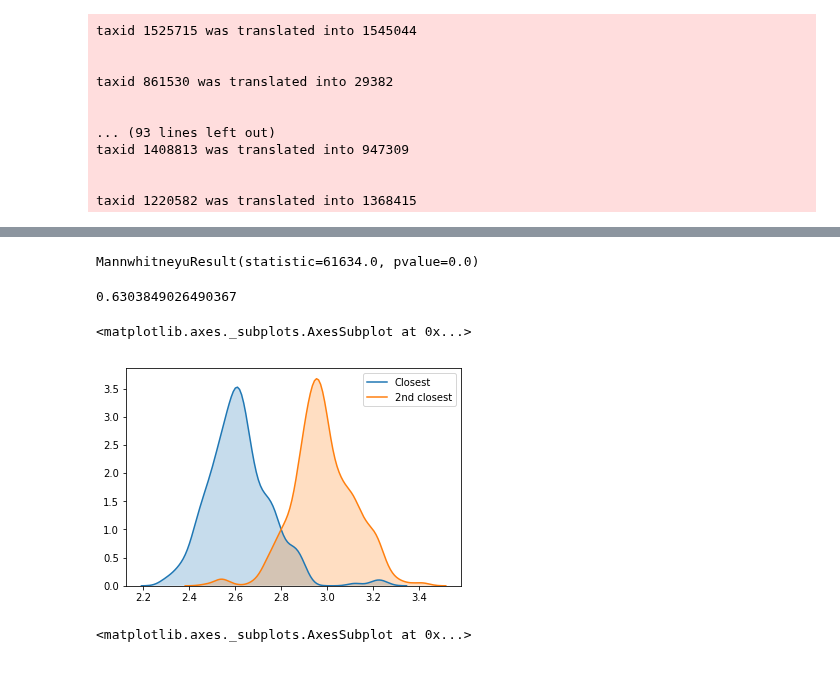
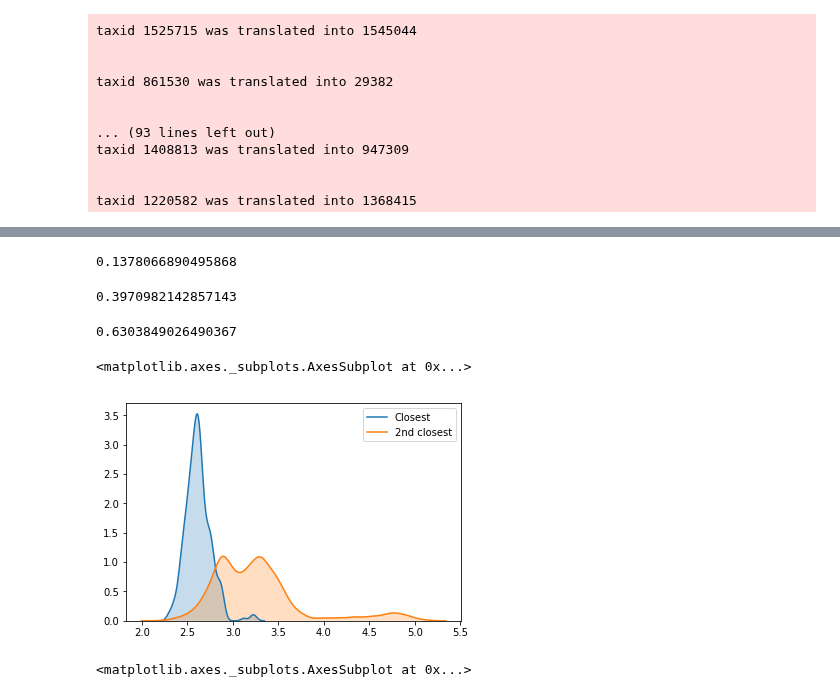
Before and after one commit to lthiberiol/jupyter_notebooks, a Jupyter notebook: eggNOG_transfers/find_transfers-bbh.ipynb, the cells around one changed output, grey strips where cells are left out. Cells and saved outputs as stored; diff of their text form; code cells hidden in the pictures.

Commit message:
added effect size assessment and normalization by cluster median pairwise distance

```diff
--- a/eggNOG_transfers/find_transfers-bbh.ipynb
+++ b/eggNOG_transfers/find_transfers-bbh.ipynb
@@ -268,6 +268,32 @@ def visualize_candidates(group_cluster):
     out.write(';\nend;\n')
     out.write('begin trees;\n\ttree tree_1 = [&R] %s\nend;' %newick_text)
     out.close()
+# %%
+def assess_cluster(reference_phylum, minimal_freq_phyla, cluster_edges):
+    cluster_dists = pd.DataFrame(columns=['phylum', 'median', 'distances'])
+
+    for phylum1, phylum2 in itertools.combinations(minimal_freq_phyla, 2):
+        if   phylum1 == reference_phylum:
+            phylum = phylum2
+        elif phylum2 == reference_phylum:
+            phylum = phylum1
+        else:
+            continue
+
+        inter_phyla_dists = cluster_edges.loc[((cluster_edges.phylum1==phylum1)&(cluster_edges.phylum2==phylum2))|\
+                                              ((cluster_edges.phylum2==phylum1)&(cluster_edges.phylum1==phylum2)),
+                                              'distance'].values
+
+        try:
+            phylum_3rd_quartile = np.median(inter_phyla_dists)
+        except IndexError:
+            continue
+
+        cluster_dists = cluster_dists.append(pd.Series(data=[phylum, phylum_3rd_quartile, inter_phyla_dists],
+                                           index=['phylum', 'median', 'distances']),
+                                 ignore_index=True)
+
+    return(cluster_dists)
 # %%
 def get_phyla_evol_distances(group_id):
     dist_matrix = get_pairwise_distances(group_id)
@@ -359,5 +364,5 @@ def get_phyla_evol_distances(group_id):
     return(group_id, cluster_evol_relations)
 # %%
 %%time
-test = get_phyla_evol_distances('COG0073')
+test = get_phyla_evol_distances('COG0499')
 # %% [output]
@@ -366,3 +387,4 @@ Wall time: 59.3 s
 # %%
-test[1][0][0]['1st_quart'] = test[1][0][0].distances.apply(lambda x: np.percentile(x, 75))
-test[1][0][1]['1st_quart'] = test[1][0][1].distances.apply(lambda x: np.percentile(x, 75))
+a, b = test[1][2]['df']
+a['1st_quart'] = a.distances.apply(lambda x: np.percentile(x, 25))
+b['1st_quart'] = b.distances.apply(lambda x: np.percentile(x, 25))
@@ -407,18 +391,28 @@ test[1][0][1].sort_values('1st_quart')
 # %%
-mannwhitneyu(test[1][0][0].iloc[0, 2], test[1][0][0].iloc[1, 2], alternative='less')
+mannwhitneyu(a.iloc[0, 2],
+             a.iloc[1, 2],
+             alternative='less').statistic / \
+(len(a.iloc[0, 2])*len(a.iloc[1, 2]))
 # %% [output]
-MannwhitneyuResult(statistic=61634.0, pvalue=0.0)
+0.1378066890495868
+# %%
+mannwhitneyu(b.iloc[0, 2],
+             b.iloc[1, 2],
+             alternative='less').statistic / \
+(len(b.iloc[0, 2])*len(b.iloc[1, 2]))
+# %% [output]
+0.3970982142857143
 # %%
 mannwhitneyu(test[1][0][1].iloc[0, 2], test[1][0][1].iloc[1, 2], alternative='less').statistic/\
 (len(test[1][0][1].iloc[0, 2])*len(test[1][0][1].iloc[1, 2]))
 # %% [output]
 0.6303849026490367
 # %%
-sns.kdeplot(test[1][0][0].iloc[0, 2], shade=True, label='Closest')
-sns.kdeplot(test[1][0][0].iloc[1, 2], shade=True, label='2nd closest')
+sns.kdeplot(test[1][0]['df'][0].iloc[0, 2], shade=True, label='Closest')
+sns.kdeplot(test[1][0]['df'][0].iloc[9, 2], shade=True, label='2nd closest')
 # %% [output]
 <matplotlib.axes._subplots.AxesSubplot at 0x...>
-[figure, old version]
+[figure, new version]
 # %%
 sns.kdeplot(test[1][0][1].iloc[0, 2], shade=True, label='Closest')
 sns.kdeplot(test[1][0][1].iloc[1, 2], shade=True, label='2nd closest')
```
Also changed, not shown: parts of 7 cells of this notebook.
